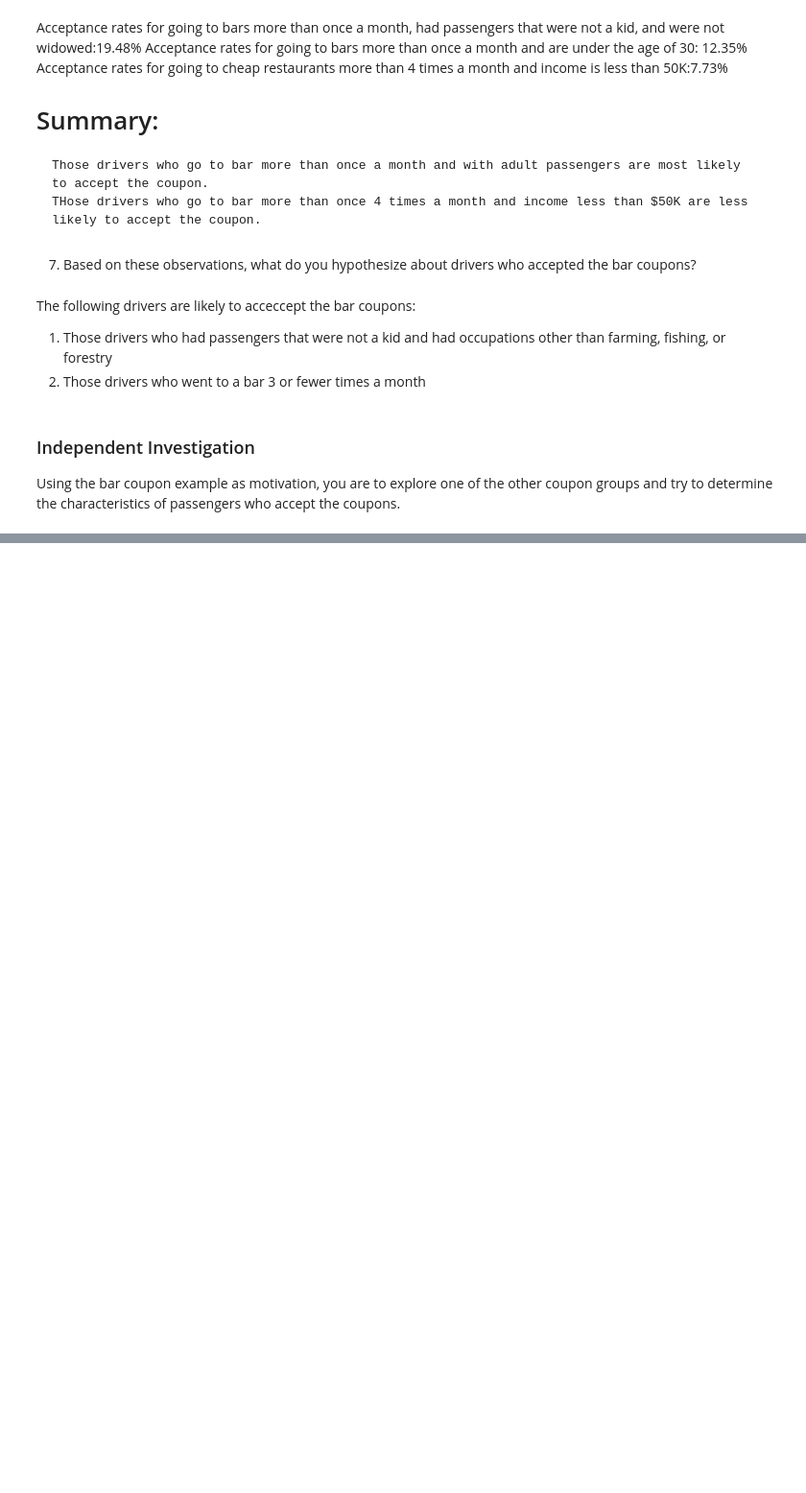
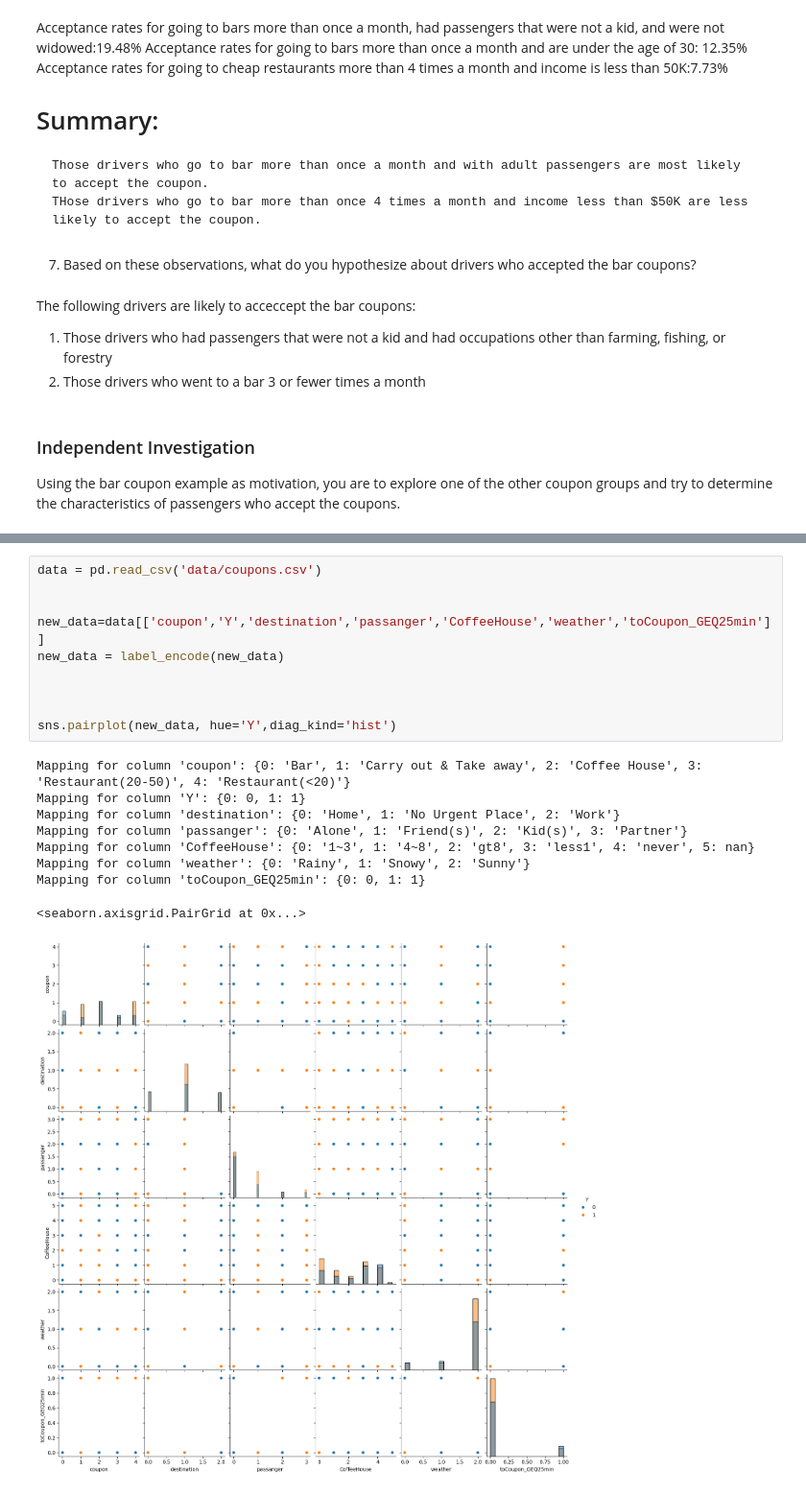
Before and after one commit to mingl2000/MLAI, a Jupyter notebook: prompt.ipynb, the cells around one changed output, grey strips where cells are left out. Shown at 96% size. Cells and saved outputs as stored; diff of their text form; blank space fills up the shorter version.

```diff
--- a/prompt.ipynb
+++ b/prompt.ipynb
@@ -291,0 +312,20 @@ Mapping for column 'passanger': {0: 'Alone', 1: 'Friend(s)', 2: 'Kid(s)', 3: 'Pa
+# %%
+data = pd.read_csv('data/coupons.csv')
+
+
+new_data=data[['coupon','Y','destination','passanger','CoffeeHouse','weather','toCoupon_GEQ25min']]
+new_data = label_encode(new_data)
+
+
+
+sns.pairplot(new_data, hue='Y',diag_kind='hist')
+# %% [output]
+Mapping for column 'coupon': {0: 'Bar', 1: 'Carry out & Take away', 2: 'Coffee House', 3: 'Restaurant(20-50)', 4: 'Restaurant(<20)'}
+Mapping for column 'Y': {0: 0, 1: 1}
+Mapping for column 'destination': {0: 'Home', 1: 'No Urgent Place', 2: 'Work'}
+Mapping for column 'passanger': {0: 'Alone', 1: 'Friend(s)', 2: 'Kid(s)', 3: 'Partner'}
+Mapping for column 'CoffeeHouse': {0: '1~3', 1: '4~8', 2: 'gt8', 3: 'less1', 4: 'never', 5: nan}
+Mapping for column 'weather': {0: 'Rainy', 1: 'Snowy', 2: 'Sunny'}
+Mapping for column 'toCoupon_GEQ25min': {0: 0, 1: 1}
+<seaborn.axisgrid.PairGrid at 0x...>
+[figure, added]
```
Also changed, not shown: parts of 16 cells of this notebook.
